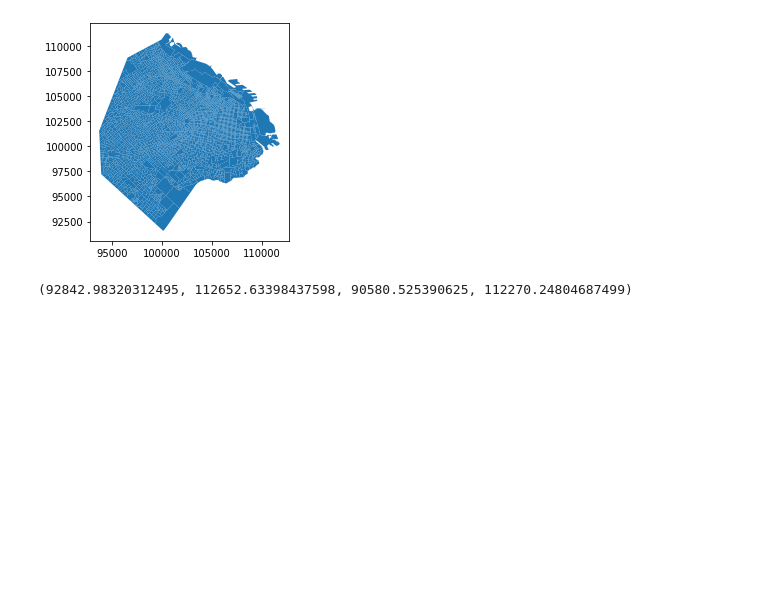
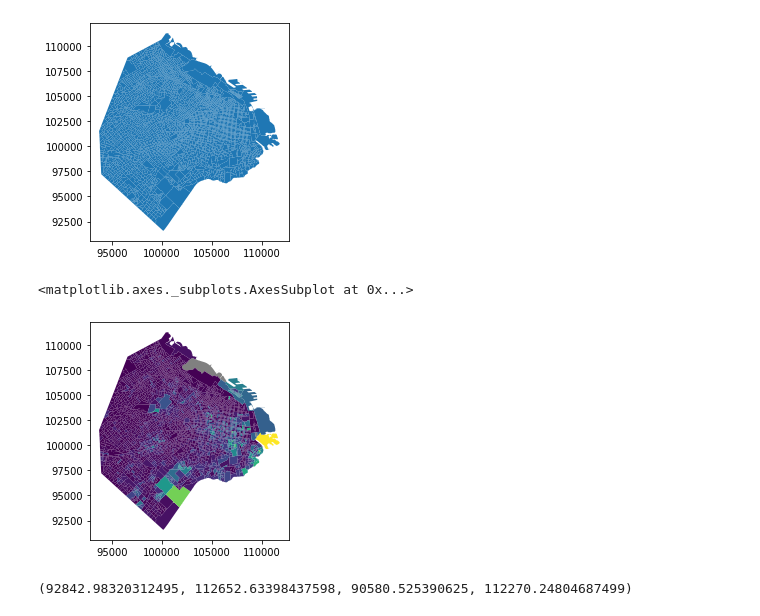
Before and after one commit to alephcero/analisis_espacial_python_2019, a Jupyter notebook: clase_4/lab_04 - GeoPandas Poligonos y visualizacion.ipynb, the cells around one changed output. Cells and saved outputs as stored; diff of their text form; code cells hidden in the pictures; blank space fills up the shorter version.

```diff
--- a/clase_4/lab_04 - GeoPandas Poligonos y visualizacion.ipynb
+++ b/clase_4/lab_04 - GeoPandas Poligonos y visualizacion.ipynb
@@ -140,6 +140,13 @@ radios.plot(ax=ax)
 # %% [output]
 <matplotlib.axes._subplots.AxesSubplot at 0x...>
 [figure]
+# %%
+f, ax = plt.subplots(1)
+radios.loc[radios.T_HOGAR==0,:].plot(ax=ax,color='grey')
+radios_nbi.plot(ax=ax,column='NBI')
+# %% [output]
+<matplotlib.axes._subplots.AxesSubplot at 0x...>
+[figure, added]
 # %%
 f, ax = plt.subplots(1)
 radios.plot(ax=ax)
```
Also changed, not shown: parts of 12 cells of this notebook, 32 other files.
